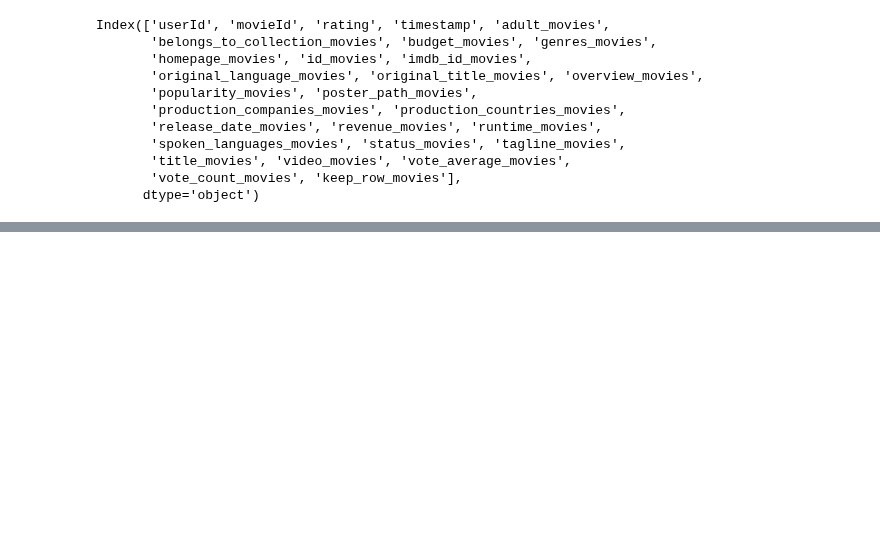
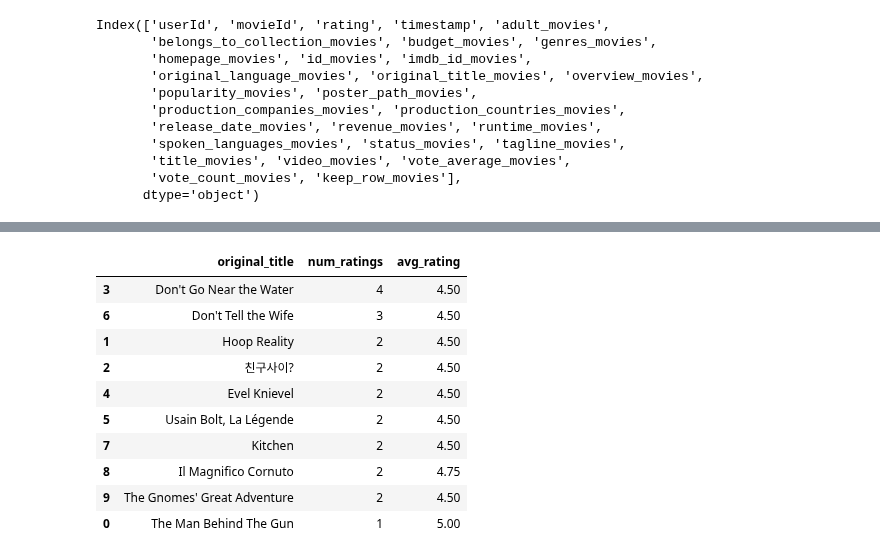
Before and after one commit to knolasco/Intro_to_ML_Course, a Jupyter notebook: Module7/RecommendationSystem.ipynb, the cells around one changed output, grey strips where cells are left out. Saved outputs shown, nothing was run; the diff lists cells and outputs as text; code cells hidden in the pictures; blank space fills up the shorter version.

```diff
--- a/Module7/RecommendationSystem.ipynb
+++ b/Module7/RecommendationSystem.ipynb
@@ -189,0 +198,14 @@ data.merge(top_20_movies, on = 'movieId', how = 'inner').drop_duplicates(subset
+# %%
+movies_metadata_df.merge(top_10_each_category[top_10_each_category['rating_category'] == '4.5+'], left_on = 'id', right_on = 'movieId', how = 'inner')[['original_title', 'num_ratings','avg_rating']].sort_values(by = 'num_ratings', ascending = False)
+# %% [output]
+|  | original_title | num_ratings | avg_rating |
+| 3 | Don't Go Near the Water | 4 | 4.50 |
+| 6 | Don't Tell the Wife | 3 | 4.50 |
+| 1 | Hoop Reality | 2 | 4.50 |
+| 2 | 친구사이? | 2 | 4.50 |
+| 4 | Evel Knievel | 2 | 4.50 |
+| 5 | Usain Bolt, La Légende | 2 | 4.50 |
+| 7 | Kitchen | 2 | 4.50 |
+| 8 | Il Magnifico Cornuto | 2 | 4.75 |
+| 9 | The Gnomes' Great Adventure | 2 | 4.50 |
+| 0 | The Man Behind The Gun | 1 | 5.00 |
```
Also changed, not shown: parts of 18 cells of this notebook.
